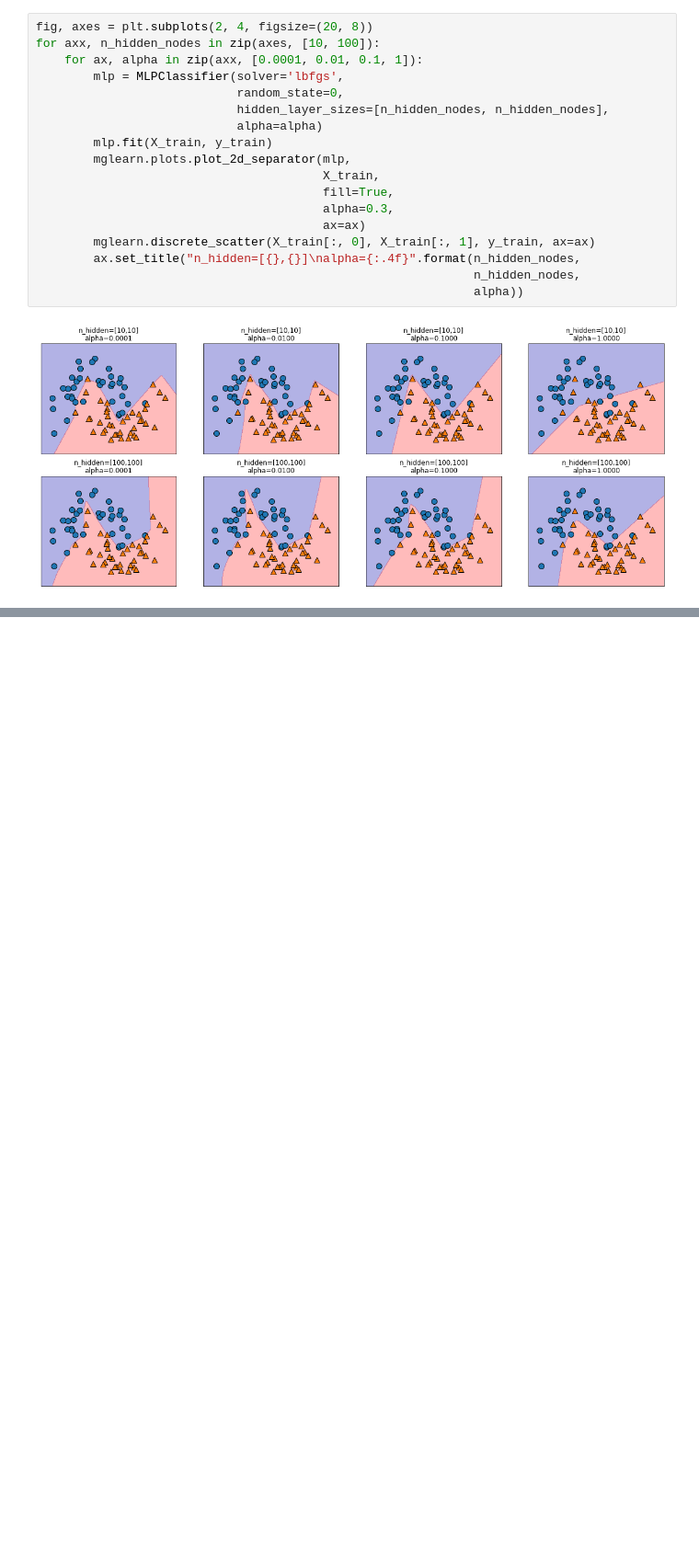
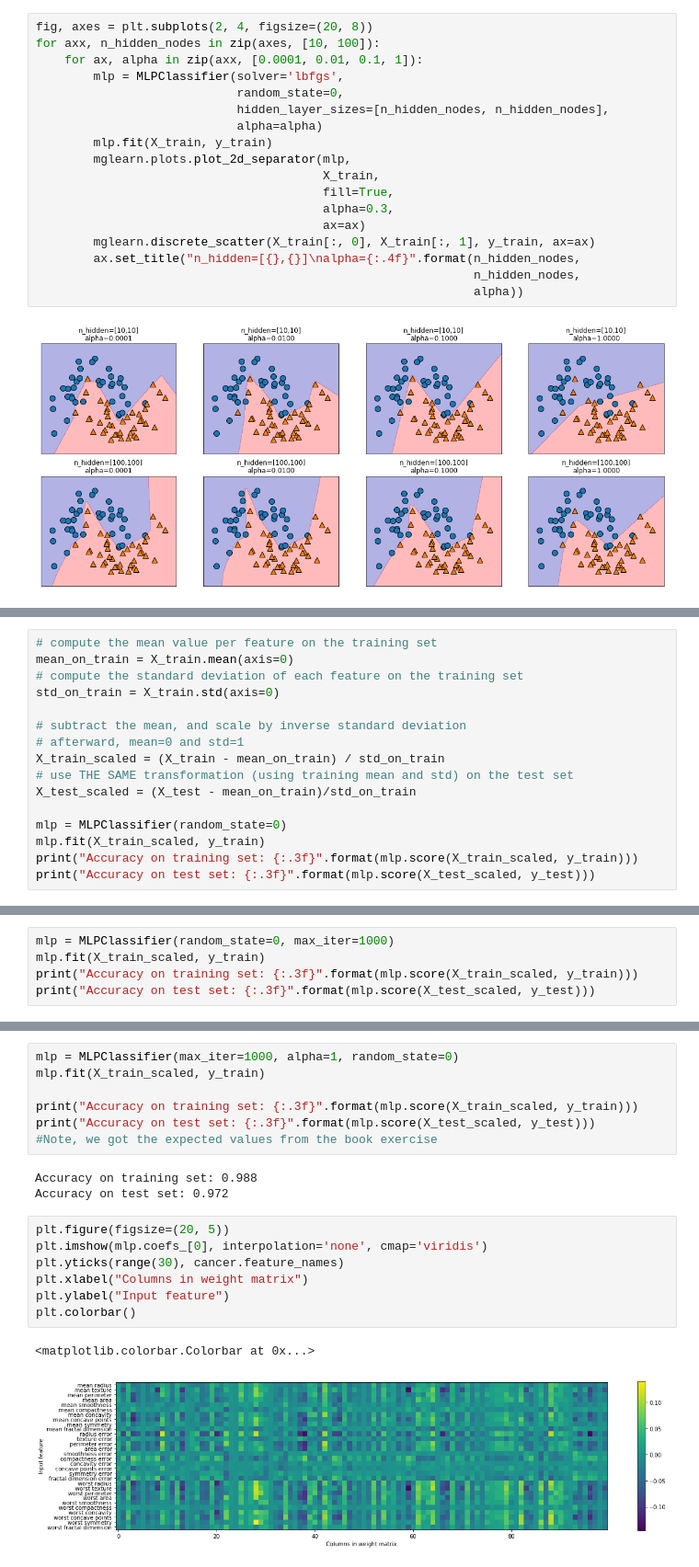
Before and after one commit to irmoralesb/IntroductionToMLWithPython, a Jupyter notebook: Source/Chapter02/NeuralNetworks/Classification/mlpClassifier.ipynb, the cells around one changed output, grey strips where cells are left out. Shown: that part at 92% size. Drawn from its saved outputs; the diff is of its cells as text; blank space fills up the shorter version.

```diff
--- a/Source/Chapter02/NeuralNetworks/Classification/mlpClassifier.ipynb
+++ b/Source/Chapter02/NeuralNetworks/Classification/mlpClassifier.ipynb
@@ -104,0 +140,16 @@ for axx, n_hidden_nodes in zip(axes, [10, 100]):
+# %%
+# compute the mean value per feature on the training set
+mean_on_train = X_train.mean(axis=0)
+# compute the standard deviation of each feature on the training set
+std_on_train = X_train.std(axis=0)
+
+# subtract the mean, and scale by inverse standard deviation
+# afterward, mean=0 and std=1
+X_train_scaled = (X_train - mean_on_train) / std_on_train
+# use THE SAME transformation (using training mean and std) on the test set
+X_test_scaled = (X_test - mean_on_train)/std_on_train
+
+mlp = MLPClassifier(random_state=0)
+mlp.fit(X_train_scaled, y_train)
+print("Accuracy on training set: {:.3f}".format(mlp.score(X_train_scaled, y_train)))
+print("Accuracy on test set: {:.3f}".format(mlp.score(X_test_scaled, y_test)))
@@ -104,0 +161,5 @@ for axx, n_hidden_nodes in zip(axes, [10, 100]):
+# %%
+mlp = MLPClassifier(random_state=0, max_iter=1000)
+mlp.fit(X_train_scaled, y_train)
+print("Accuracy on training set: {:.3f}".format(mlp.score(X_train_scaled, y_train)))
+print("Accuracy on test set: {:.3f}".format(mlp.score(X_test_scaled, y_test)))
@@ -104,0 +182,20 @@ for axx, n_hidden_nodes in zip(axes, [10, 100]):
+# %%
+mlp = MLPClassifier(max_iter=1000, alpha=1, random_state=0)
+mlp.fit(X_train_scaled, y_train)
+
+print("Accuracy on training set: {:.3f}".format(mlp.score(X_train_scaled, y_train)))
+print("Accuracy on test set: {:.3f}".format(mlp.score(X_test_scaled, y_test)))
+#Note, we got the expected values from the book exercise
+# %% [output]
+Accuracy on training set: 0.988
+Accuracy on test set: 0.972
+# %%
+plt.figure(figsize=(20, 5))
+plt.imshow(mlp.coefs_[0], interpolation='none', cmap='viridis')
+plt.yticks(range(30), cancer.feature_names)
+plt.xlabel("Columns in weight matrix")
+plt.ylabel("Input feature")
+plt.colorbar()
+# %% [output]
+<matplotlib.colorbar.Colorbar at 0x...>
+[figure, added]
```
Also changed, not shown: parts of 13 cells of this notebook, 3 other files.
